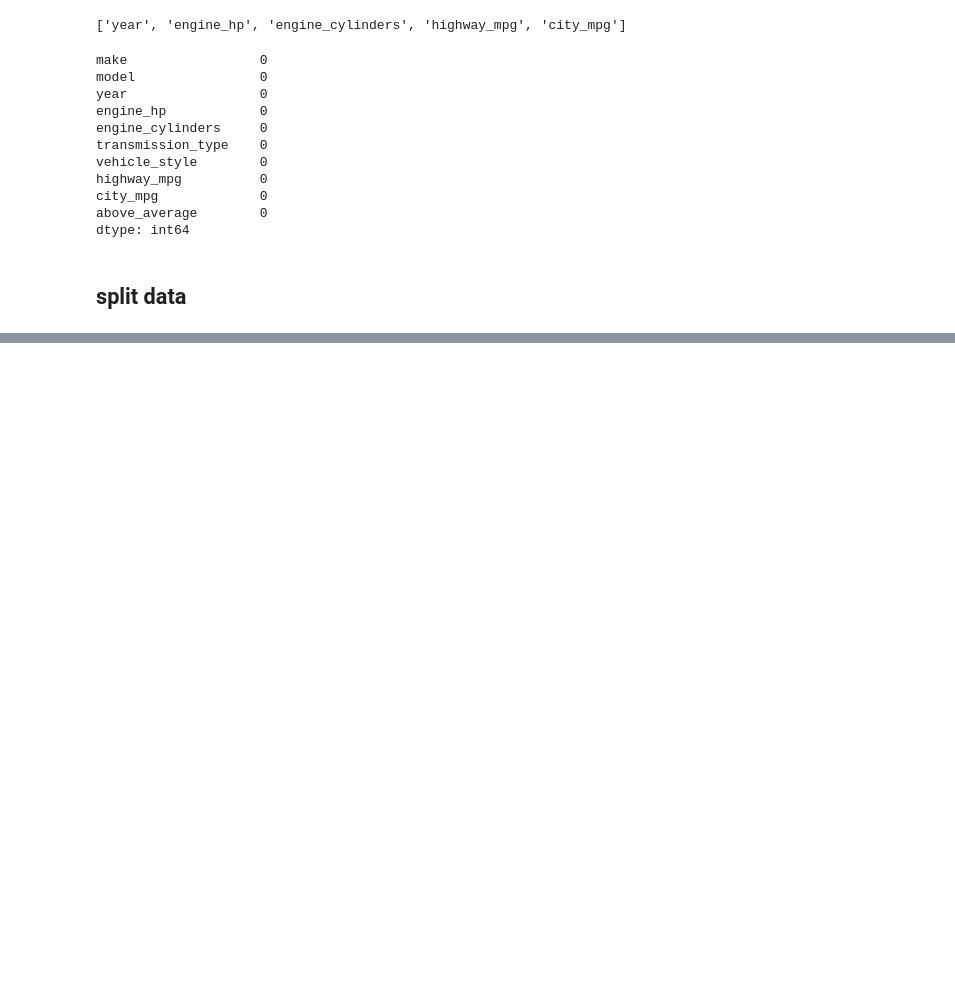
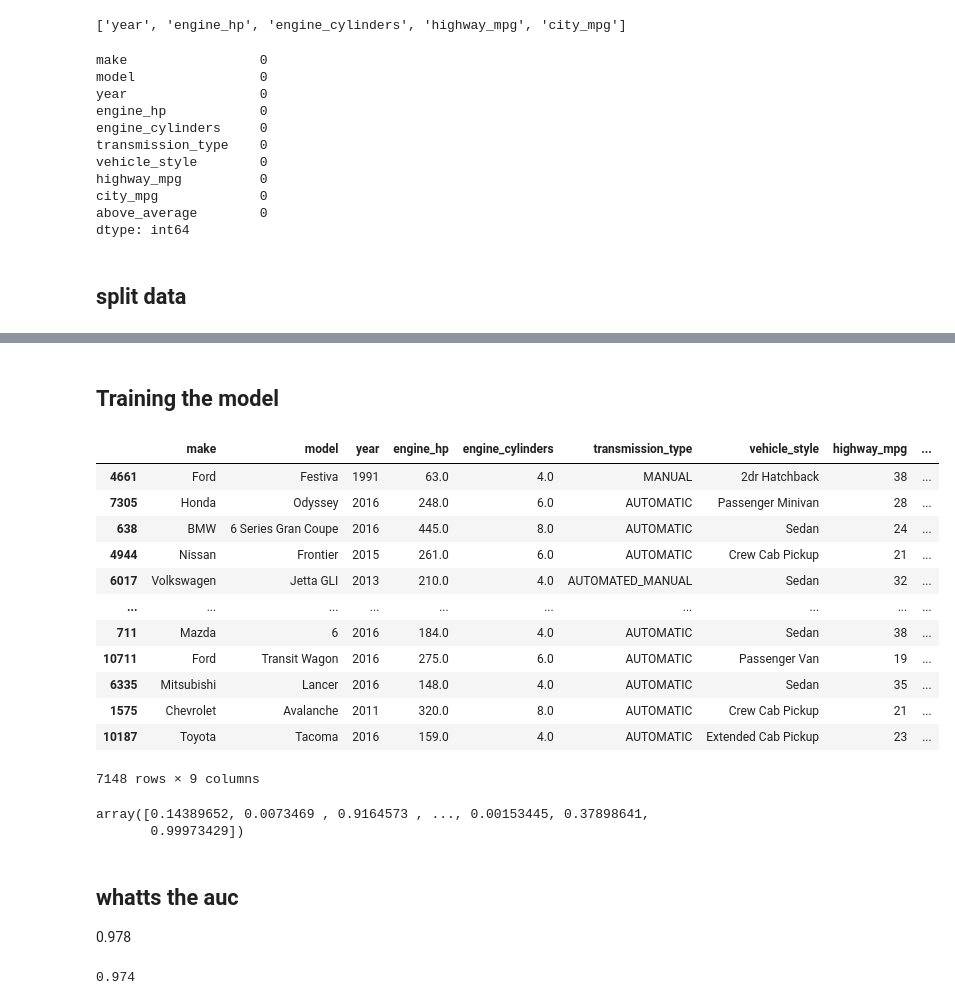
Before and after one commit to alabamustapha/ml-zoomcamp-2023, a Jupyter notebook: homeworks/module_4/Evaluation with Car Price Data.ipynb, the cells around one changed output, grey strips where cells are left out. Cells and saved outputs as stored; diff of their text form; code cells hidden in the pictures; blank space fills up the shorter version.

```diff
--- a/homeworks/module_4/Evaluation with Car Price Data.ipynb
+++ b/homeworks/module_4/Evaluation with Car Price Data.ipynb
@@ -102,0 +107,41 @@ engine_cylinders: 0.760014
+# %% [markdown]
+## Training the model
+# %%
+df_train
+# %% [output]
+|  | make | model | year | engine_hp | engine_cylinders | transmission_type | vehicle_style | highway_mpg | ... |
+| 4661 | Ford | Festiva | 1991 | 63.0 | 4.0 | MANUAL | 2dr Hatchback | 38 | ... |
+| 7305 | Honda | Odyssey | 2016 | 248.0 | 6.0 | AUTOMATIC | Passenger Minivan | 28 | ... |
+| 638 | BMW | 6 Series Gran Coupe | 2016 | 445.0 | 8.0 | AUTOMATIC | Sedan | 24 | ... |
+| 4944 | Nissan | Frontier | 2015 | 261.0 | 6.0 | AUTOMATIC | Crew Cab Pickup | 21 | ... |
+| 6017 | Volkswagen | Jetta GLI | 2013 | 210.0 | 4.0 | AUTOMATED_MANUAL | Sedan | 32 | ... |
+| ... | ... | ... | ... | ... | ... | ... | ... | ... | ... |
+| 711 | Mazda | 6 | 2016 | 184.0 | 4.0 | AUTOMATIC | Sedan | 38 | ... |
+| 10711 | Ford | Transit Wagon | 2016 | 275.0 | 6.0 | AUTOMATIC | Passenger Van | 19 | ... |
+| 6335 | Mitsubishi | Lancer | 2016 | 148.0 | 4.0 | AUTOMATIC | Sedan | 35 | ... |
+| 1575 | Chevrolet | Avalanche | 2011 | 320.0 | 8.0 | AUTOMATIC | Crew Cab Pickup | 21 | ... |
+| 10187 | Toyota | Tacoma | 2016 | 159.0 | 4.0 | AUTOMATIC | Extended Cab Pickup | 23 | ... |
+7148 rows × 9 columns
+# %%
+dv = DictVectorizer(sparse=False)
+train_dicts = df_train.to_dict(orient='records')
+X_train = dv.fit_transform(train_dicts)
+
+val_dicts = df_val.to_dict(orient='records')
+X_val = dv.transform(val_dicts)
+
+model = LogisticRegression(solver='liblinear', C=1.0, max_iter=1000)
+model.fit(X_train, y_train)
+
+y_pred = model.predict_proba(X_val)[:, 1]
+y_pred
+# %% [output]
+array([0.14389652, 0.0073469 , 0.9164573 , ..., 0.00153445, 0.37898641,
+       0.99973429])
+# %% [markdown]
+## whatts the auc
+0.978
+# %%
+round(roc_auc_score(y_val, y_pred),3)
+# %% [output]
+0.974
```
Also changed, not shown: parts of 9 cells of this notebook.
